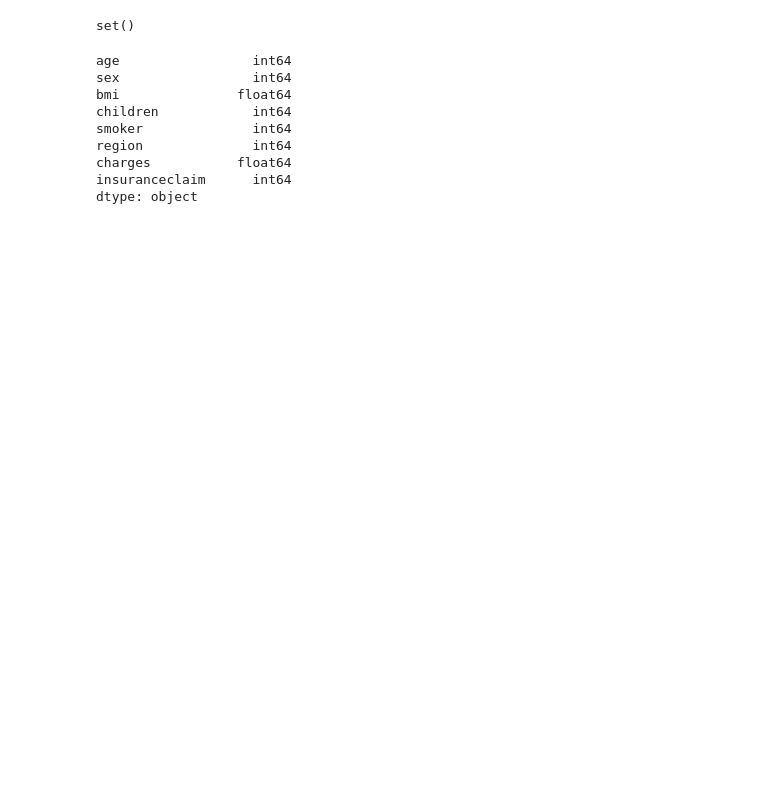
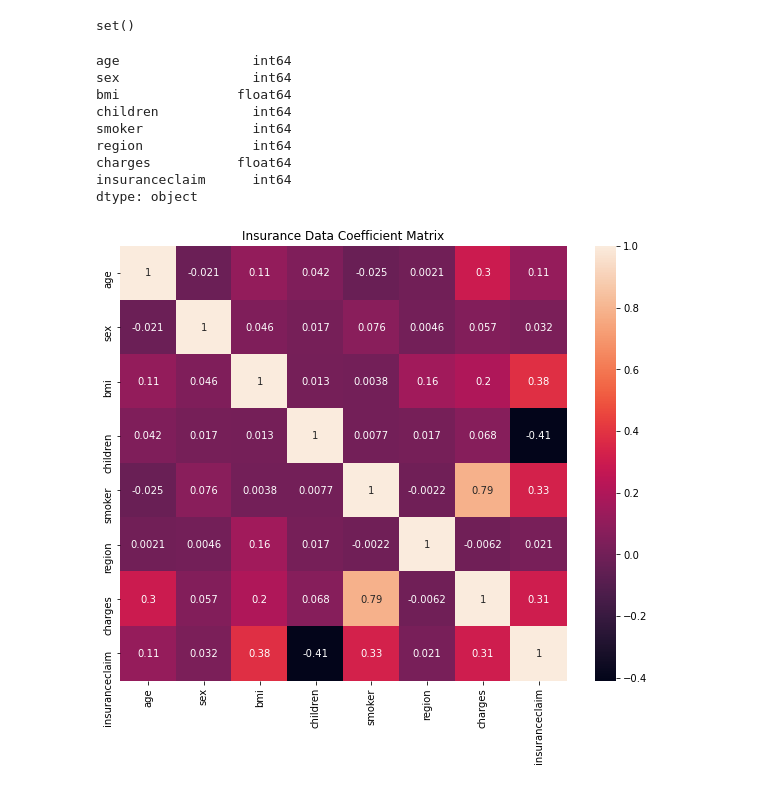
Before and after one commit to nisalm/insurance-claims-prediction, a Jupyter notebook: Insurance-EDA.ipynb, the cells around one changed output. Drawn from its saved outputs; the diff is of its cells as text; code cells hidden in the pictures; blank space fills up the shorter version.

Commit message:
Updated the Insurance-EDA

```diff
--- a/Insurance-EDA.ipynb
+++ b/Insurance-EDA.ipynb
@@ -52,3 +52,11 @@ region              int64
 charges           float64
 insuranceclaim      int64
 dtype: object
+# %%
+inCoeffMatrix = df.corr()
+plt.figure(figsize = (10, 8))
+sns.heatmap(data=inCoeffMatrix, annot=True)
+plt.title('Insurance Data Coefficient Matrix')
+plt.show()
+# %% [output]
+[figure, added]
```
Also changed, not shown: parts of 11 cells of this notebook.
